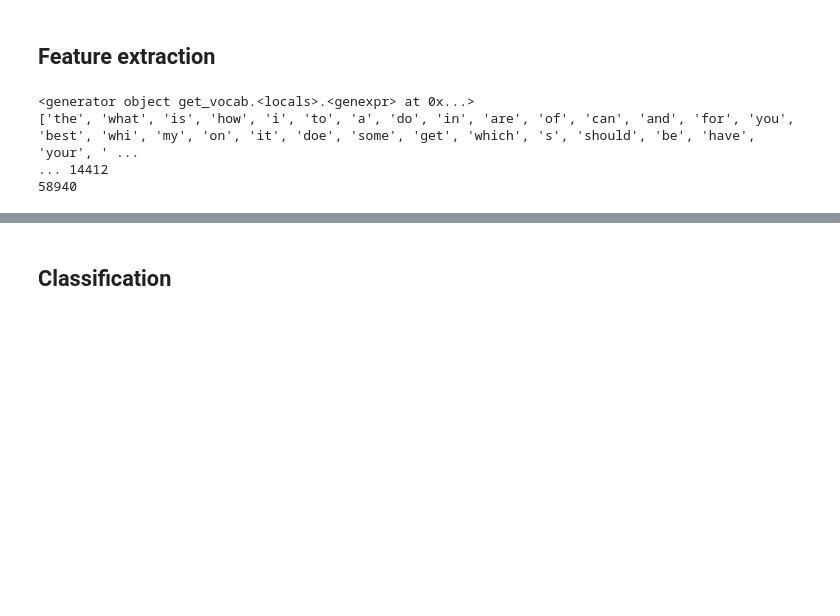
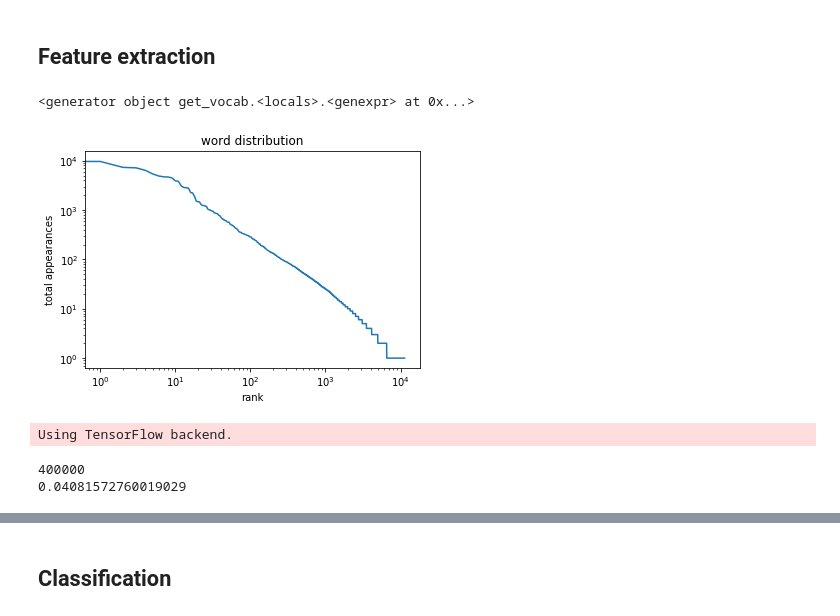
Before and after one commit to pmangold/same-questions, a Jupyter notebook: same-questions.ipynb, the cells around one changed output, grey strips where cells are left out. Saved outputs shown, nothing was run; the diff lists cells and outputs as text; code cells hidden in the pictures; blank space fills up the shorter version.

```diff
--- a/same-questions.ipynb
+++ b/same-questions.ipynb
@@ -58,13 +57,16 @@ def get_vocab(lst):
     return list(vocab), vocabcount
 
 vocab, vocabcount = get_vocab(texts)
-
-print(vocab[:50])
-print('...',len(vocab))
-
-print(len(texts))
 # %% [output]
 <generator object get_vocab.<locals>.<genexpr> at 0x...>
-['the', 'what', 'is', 'how', 'i', 'to', 'a', 'do', 'in', 'are', 'of', 'can', 'and', 'for', 'you', 'best', 'whi', 'my', 'on', 'it', 'doe', 'some', 'get', 'which', 's', 'should', 'be', 'have', 'your', ' ...
-... 14412
-58940
+# %%
+import matplotlib.pyplot as plt
+%matplotlib inline
+plt.plot([vocabcount[w] for w in vocab]);
+plt.gca().set_xscale("log", nonposx='clip')
+plt.gca().set_yscale("log", nonposy='clip')
+plt.title('word distribution')
+plt.xlabel('rank')
+plt.ylabel('total appearances');
+# %% [output]
+[figure, added]
@@ -70,0 +88,50 @@ print(len(texts))
+# %%
+from keras.utils.data_utils import get_file
+
+embedding_dim = 100
+
+fname = 'glove.6B.%dd.txt'%embedding_dim
+import os
+datadir_base = os.path.expanduser(os.path.join('~', '.keras'))
+
+if not os.access(datadir_base, os.W_OK):
+    datadir_base = os.path.join('/tmp', '.keras')
+datadir = os.path.join(datadir_base, 'datasets')
+
+glove_name = os.path.join(datadir, fname)
+
+
+#if not os.path.exists(glove_name):
+#    path = 'glove.6B.zip'
+#    new_path = get_file(path, origin="http://nlp.stanford.edu/data/glove.6B.zip")
+#    !unzip {datadir}/{path}
+# %% [output]
+Using TensorFlow backend.
+# %%
+glove_n_symbols = !wc -l {fname}
+glove_n_symbols = int(glove_n_symbols[0].split()[0])
+print(glove_n_symbols)
+
+import numpy as np
+glove_index_dict = {}
+glove_embedding_weights = np.empty((glove_n_symbols, embedding_dim))
+globale_scale=.1
+with open(fname, 'r') as fp:
+    i = 0
+    for l in fp:
+        l = l.strip().split()
+        w = l[0]
+        glove_index_dict[w] = i
+        glove_embedding_weights[i,:] = list(map(float,l[1:]))
+        i += 1
+glove_embedding_weights *= globale_scale
+
+print(glove_embedding_weights.std())
+
+for w,i in glove_index_dict.items():
+    w = w.lower()
+    if w not in glove_index_dict:
+        glove_index_dict[w] = i
+# %% [output]
+400000
+0.04081572760019029
```
Also changed, not shown: parts of 11 cells of this notebook, 1 other file.
